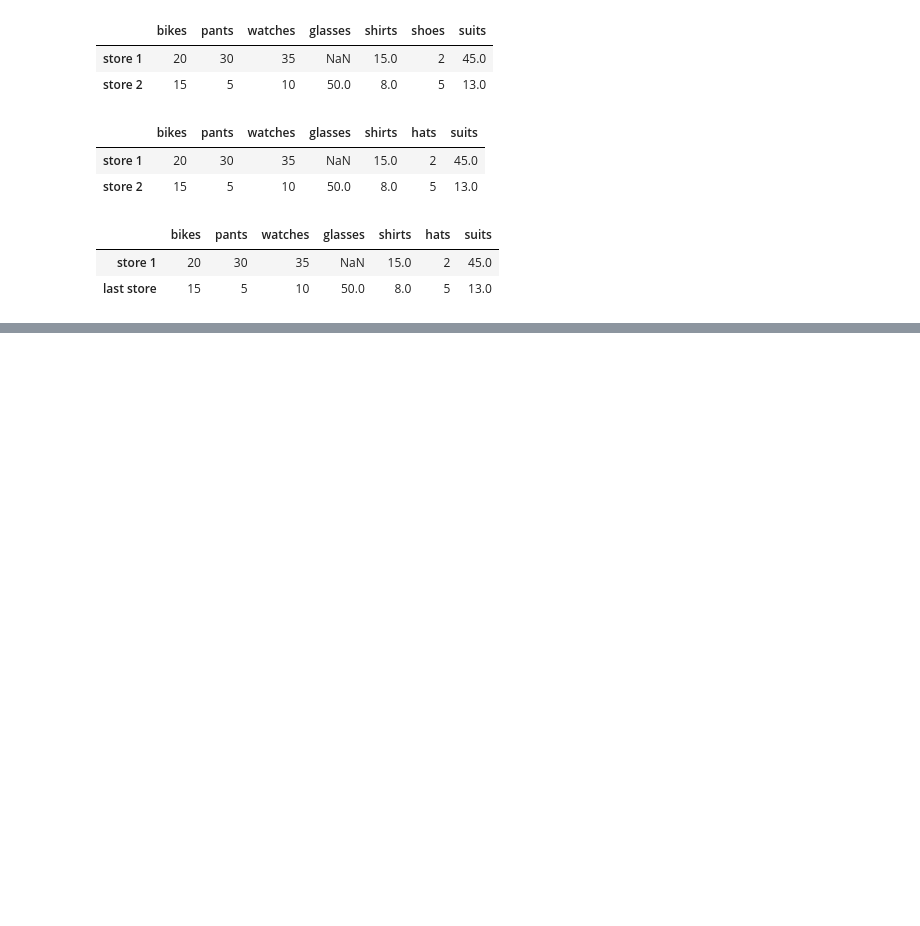
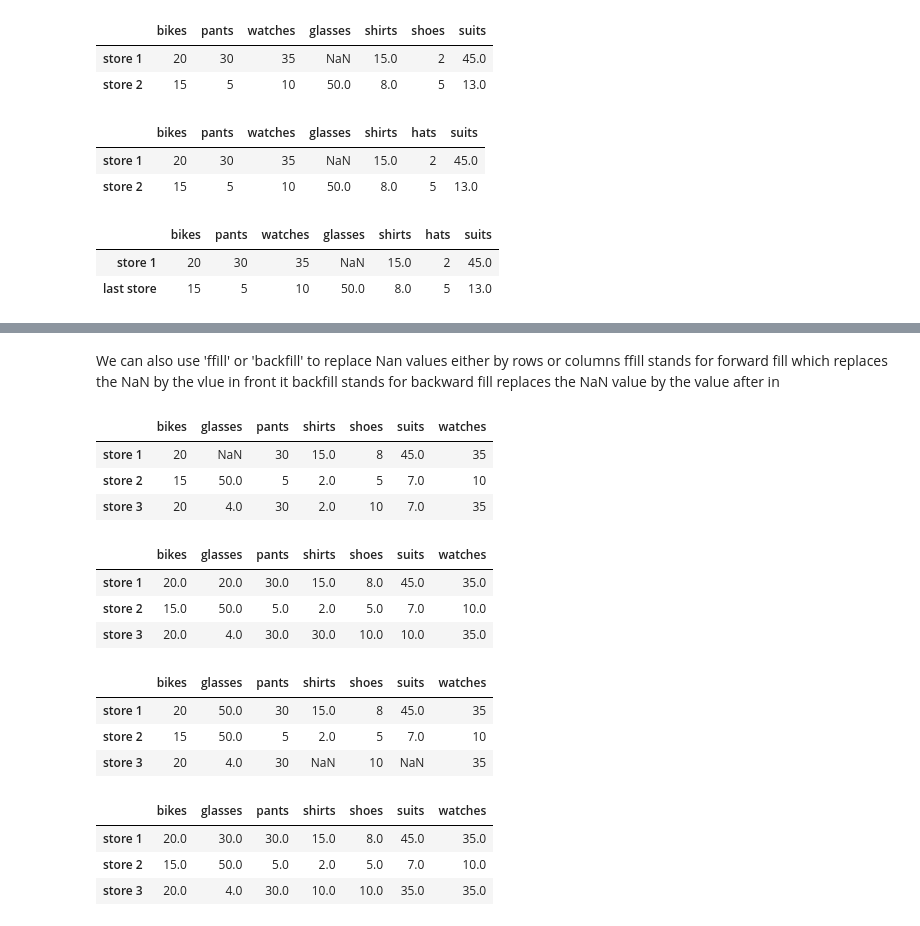
Before and after one commit to FonsahPageo/Python101, a Jupyter notebook: Pandas.ipynb, the cells around one changed output, grey strips where cells are left out. Saved outputs shown, nothing was run; the diff lists cells and outputs as text; code cells hidden in the pictures; blank space fills up the shorter version.

```diff
--- a/Pandas.ipynb
+++ b/Pandas.ipynb
@@ -357,0 +430,37 @@ store_items
+# %% [markdown]
+We can also use 'ffill' or 'backfill' to replace Nan values either by rows or columns
+ffill stands for forward fill which replaces the NaN by the vlue in front it
+backfill stands for backward fill replaces the NaN value by the value after in
+# %%
+store_items.fillna(method = 'ffill', axis = 0)
+
+# replace NaN values by the value in their preceding row
+# %% [output]
+|  | bikes | glasses | pants | shirts | shoes | suits | watches |
+| store 1 | 20 | NaN | 30 | 15.0 | 8 | 45.0 | 35 |
+| store 2 | 15 | 50.0 | 5 | 2.0 | 5 | 7.0 | 10 |
+| store 3 | 20 | 4.0 | 30 | 2.0 | 10 | 7.0 | 35 |
+# %%
+store_items.fillna(method = 'ffill', axis = 1)
+# replace NaN values by the value in their preceding column
+# %% [output]
+|  | bikes | glasses | pants | shirts | shoes | suits | watches |
+| store 1 | 20.0 | 20.0 | 30.0 | 15.0 | 8.0 | 45.0 | 35.0 |
+| store 2 | 15.0 | 50.0 | 5.0 | 2.0 | 5.0 | 7.0 | 10.0 |
+| store 3 | 20.0 | 4.0 | 30.0 | 30.0 | 10.0 | 10.0 | 35.0 |
+# %%
+store_items.fillna(method = 'backfill', axis = 0)
+# replace NaN values by the value in their preceding row
+# %% [output]
+|  | bikes | glasses | pants | shirts | shoes | suits | watches |
+| store 1 | 20 | 50.0 | 30 | 15.0 | 8 | 45.0 | 35 |
+| store 2 | 15 | 50.0 | 5 | 2.0 | 5 | 7.0 | 10 |
+| store 3 | 20 | 4.0 | 30 | NaN | 10 | NaN | 35 |
+# %%
+store_items.fillna(method = 'backfill', axis = 1)
+# replace NaN values by the value in their preceding column
+# %% [output]
+|  | bikes | glasses | pants | shirts | shoes | suits | watches |
+| store 1 | 20.0 | 30.0 | 30.0 | 15.0 | 8.0 | 45.0 | 35.0 |
+| store 2 | 15.0 | 50.0 | 5.0 | 2.0 | 5.0 | 7.0 | 10.0 |
+| store 3 | 20.0 | 4.0 | 30.0 | 10.0 | 10.0 | 35.0 | 35.0 |
```
Also changed, not shown: parts of 13 cells of this notebook.
